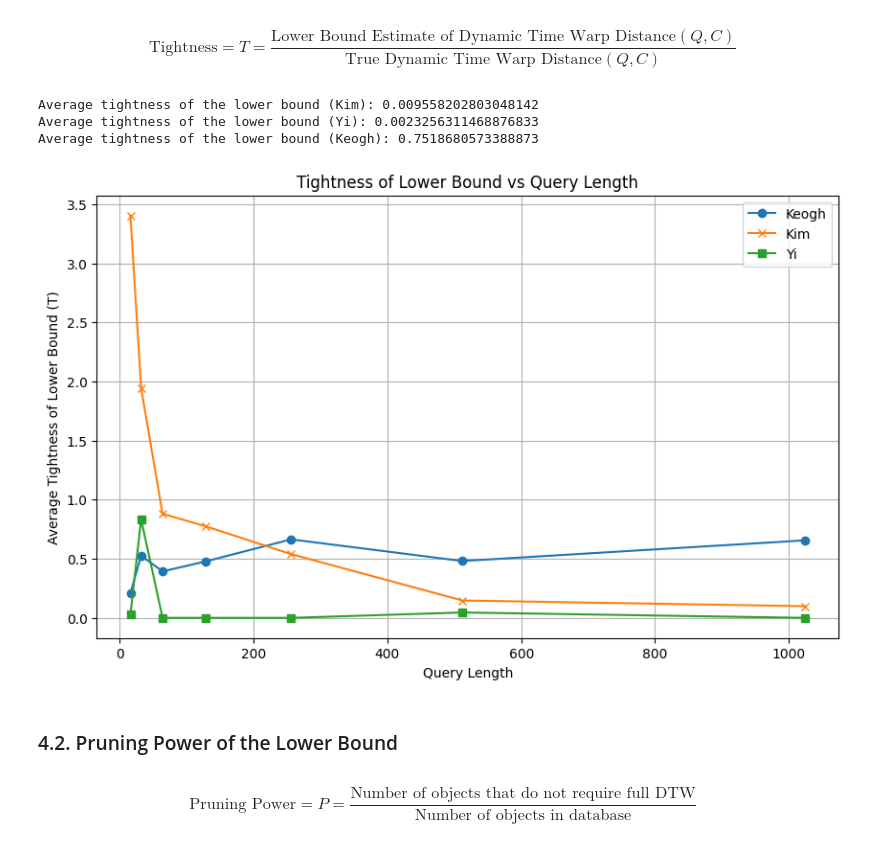
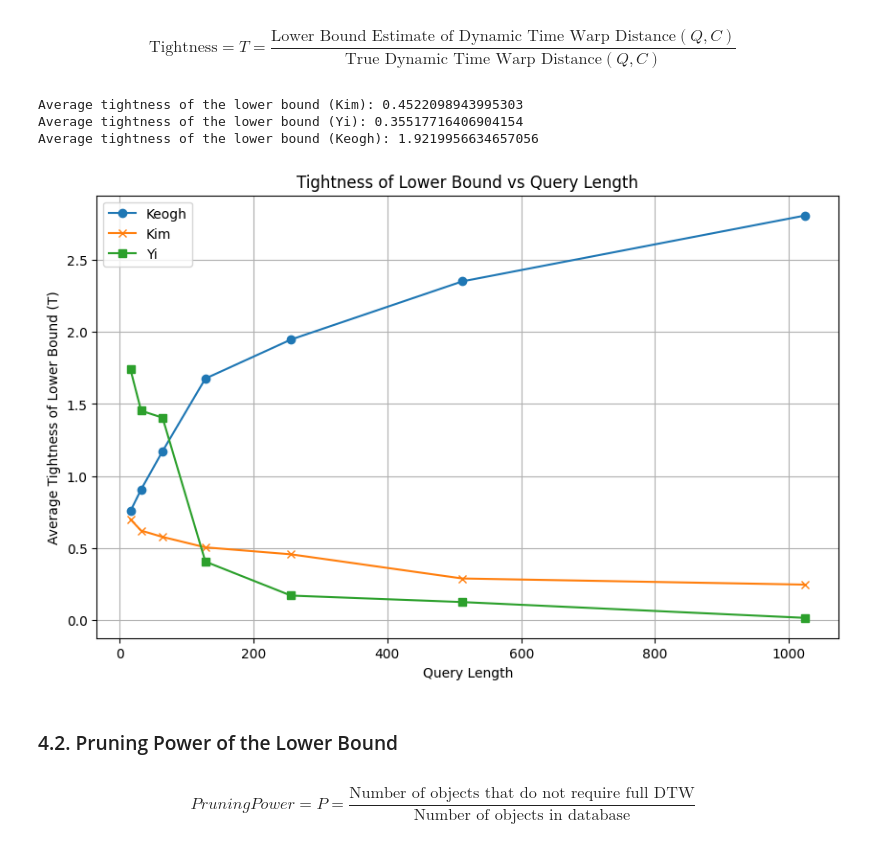
Before and after one commit to arturpescador/exact-indexing-of-dynamic-time-warping, a Jupyter notebook: notebook.ipynb, the cells around one changed output. Drawn from its saved outputs; the diff is of its cells as text; code cells hidden in the pictures.

```diff
--- a/notebook.ipynb
+++ b/notebook.ipynb
@@ -285,7 +267,7 @@ num_sequences = 50
 sequence_length = 256
 
 # Calculate the average tightness of the lower bound
-T_lb_keogh = perform_experiment_T(sunspots, lb_keogh, num_sequences, sequence_length)
+T_lb_keogh = perform_experiment_T(sunspots, lb_keogh, num_sequences, sequence_length, r=3)
 T_lb_kim = perform_experiment_T(sunspots, lb_kim, num_sequences, sequence_length)
 T_lb_yi = perform_experiment_T(sunspots, lb_yi, num_sequences, sequence_length)
 
@@ -293,28 +275,28 @@ print(f"Average tightness of the lower bound (Kim): {T_lb_kim}")
 print(f"Average tightness of the lower bound (Yi): {T_lb_yi}")
 print(f"Average tightness of the lower bound (Keogh): {T_lb_keogh}")
 # %% [output]
-Average tightness of the lower bound (Kim): 0.009558202803048142
-Average tightness of the lower bound (Yi): 0.0023256311468876833
-Average tightness of the lower bound (Keogh): 0.7518680573388873
+Average tightness of the lower bound (Kim): 0.4522098943995303
+Average tightness of the lower bound (Yi): 0.35517716406904154
+Average tightness of the lower bound (Keogh): 1.9219956634657056
 # %%
 import numpy as np
 import matplotlib.pyplot as plt
 
 # Set parameters
 num_sequences = 50
 lengths = [16, 32, 64, 128, 256, 512, 1024]
 step = 16
 
 # Perform experiments for each lower bound method
-lengths, avg_tightness_keogh = perform_experiment_for_lengths(sunspots, lb_keogh, num_sequences, lengths, step)
+lengths, avg_tightness_keogh = perform_experiment_for_lengths(sunspots, lb_keogh, num_sequences, lengths, step, r=3)
 lengths, avg_tightness_kim = perform_experiment_for_lengths(sunspots, lb_kim, num_sequences, lengths, step)
 lengths, avg_tightness_yi = perform_experiment_for_lengths(sunspots, lb_yi, num_sequences, lengths, step)
 
 # Plot the results
 plot_tighness(lengths, avg_tightness_keogh, avg_tightness_kim, avg_tightness_yi)
 # %% [output]
-[figure, old version]
+[figure, new version]
 # %% [markdown]
 ### 4.2. Pruning Power of the Lower Bound
 # %% [markdown]
-$$ \text{Pruning Power} = P = \frac{\text{Number of objects that do not require full DTW}}{\text{Number of objects in database}}$$
+$$ Pruning Power = P = \frac{\text{Number of objects that do not require full DTW}}{\text{Number of objects in database}}$$
```
Also changed, not shown: parts of 5 cells of this notebook, 3 other files.
